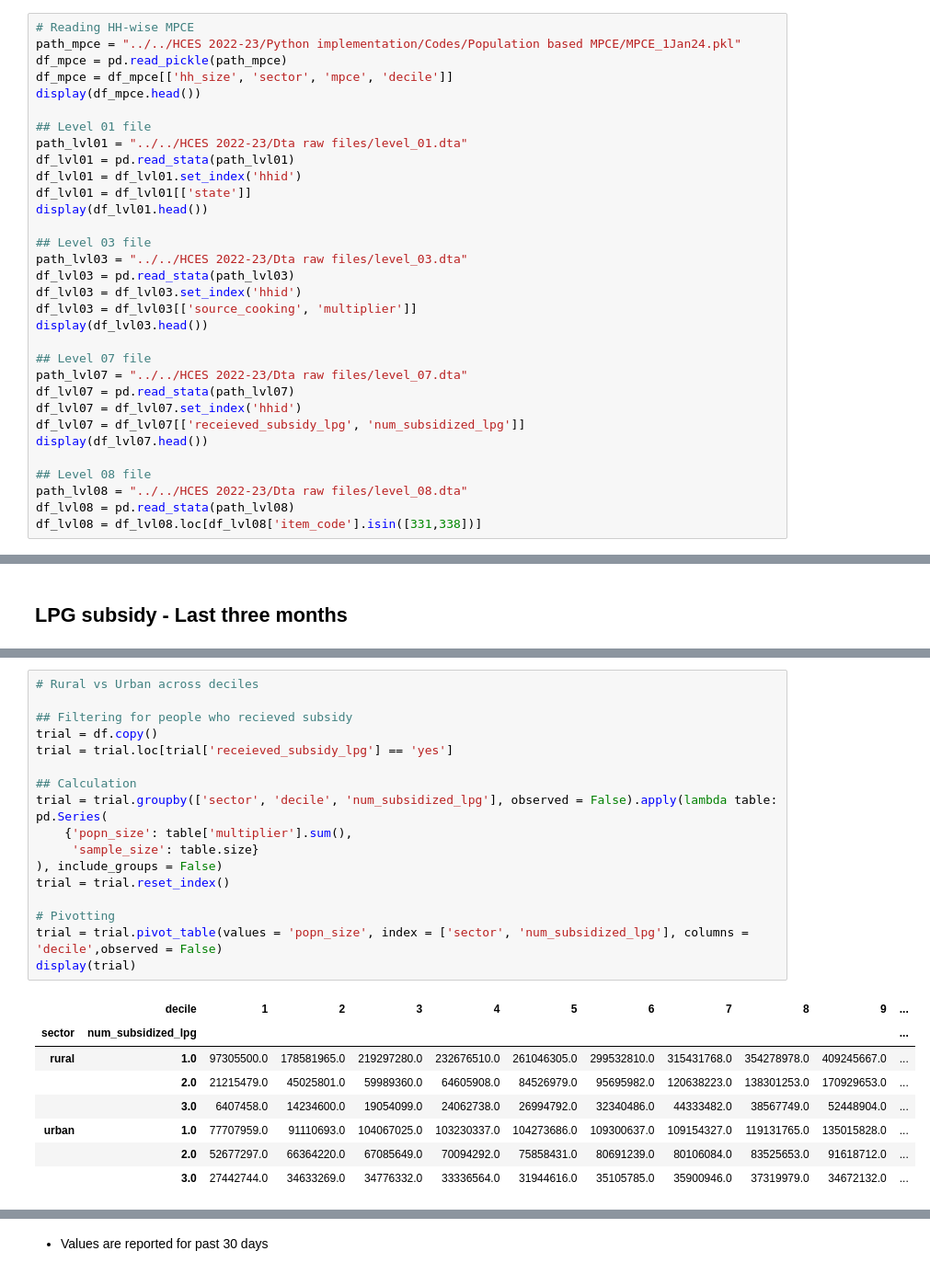
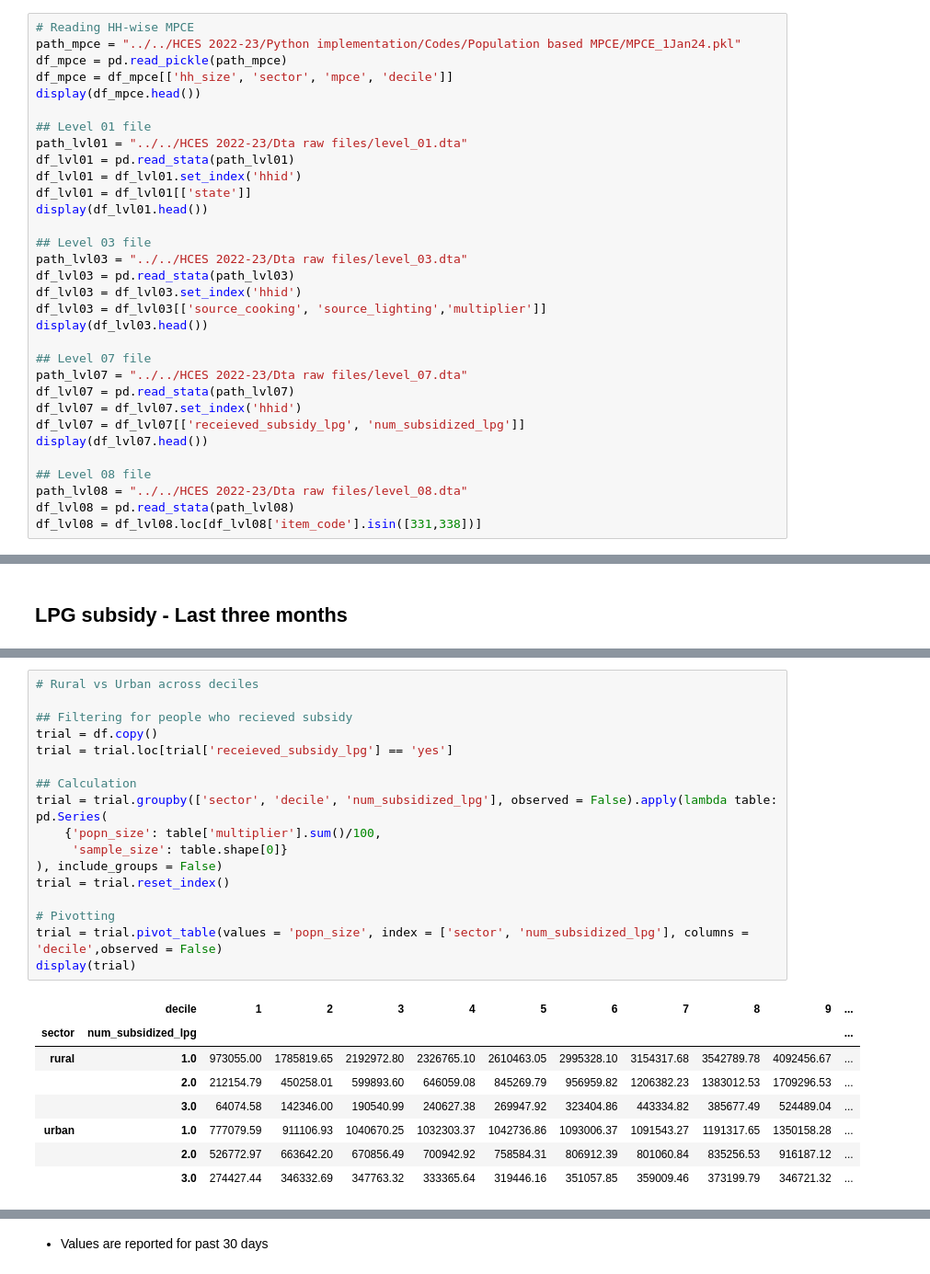
Before and after one commit to Tarunmehta004/HCES, a Jupyter notebook: Across survey analysis/LPG and firewood statistics/TM - LPG and firewood 2022-23 HCES.iPYNB, the cells around one changed output, grey strips where cells are left out. Shown: that part at 92% size. Cells and saved outputs as stored; diff of their text form.

```diff
--- a/Across survey analysis/LPG and firewood statistics/TM - LPG and firewood 2022-23 HCES.iPYNB
+++ b/Across survey analysis/LPG and firewood statistics/TM - LPG and firewood 2022-23 HCES.iPYNB
@@ -35,7 +35,7 @@ display(df_lvl01.head())
 path_lvl03 = "../../HCES 2022-23/Dta raw files/level_03.dta"
 df_lvl03 = pd.read_stata(path_lvl03)
 df_lvl03 = df_lvl03.set_index('hhid')
-df_lvl03 = df_lvl03[['source_cooking', 'multiplier']]
+df_lvl03 = df_lvl03[['source_cooking', 'source_lighting','multiplier']]
 display(df_lvl03.head())
 
 ## Level 07 file
@@ -334,27 +334,27 @@ display(trial)
 # %%
 # Rural vs Urban across deciles
 
 ## Filtering for people who recieved subsidy
 trial = df.copy()
 trial = trial.loc[trial['receieved_subsidy_lpg'] == 'yes']
 
 ## Calculation
 trial = trial.groupby(['sector', 'decile', 'num_subsidized_lpg'], observed = False).apply(lambda table: pd.Series(
-    {'popn_size': table['multiplier'].sum(),
-     'sample_size': table.size}
+    {'popn_size': table['multiplier'].sum()/100,
+     'sample_size': table.shape[0]}
 ), include_groups = False)
 trial = trial.reset_index()
 
 # Pivotting
 trial = trial.pivot_table(values = 'popn_size', index = ['sector', 'num_subsidized_lpg'], columns = 'decile',observed = False)
 display(trial)
 # %% [output]
 |  | decile | 1 | 2 | 3 | 4 | 5 | 6 | 7 | 8 | 9 | ... |
 | sector | num_subsidized_lpg |  |  |  |  |  |  |  |  |  | ... |
-| rural | 1.0 | 97305500.0 | 178581965.0 | 219297280.0 | 232676510.0 | 261046305.0 | 299532810.0 | 315431768.0 | 354278978.0 | 409245667.0 | ... |
-|  | 2.0 | 21215479.0 | 45025801.0 | 59989360.0 | 64605908.0 | 84526979.0 | 95695982.0 | 120638223.0 | 138301253.0 | 170929653.0 | ... |
-|  | 3.0 | 6407458.0 | 14234600.0 | 19054099.0 | 24062738.0 | 26994792.0 | 32340486.0 | 44333482.0 | 38567749.0 | 52448904.0 | ... |
-| urban | 1.0 | 77707959.0 | 91110693.0 | 104067025.0 | 103230337.0 | 104273686.0 | 109300637.0 | 109154327.0 | 119131765.0 | 135015828.0 | ... |
-|  | 2.0 | 52677297.0 | 66364220.0 | 67085649.0 | 70094292.0 | 75858431.0 | 80691239.0 | 80106084.0 | 83525653.0 | 91618712.0 | ... |
-|  | 3.0 | 27442744.0 | 34633269.0 | 34776332.0 | 33336564.0 | 31944616.0 | 35105785.0 | 35900946.0 | 37319979.0 | 34672132.0 | ... |
+| rural | 1.0 | 973055.00 | 1785819.65 | 2192972.80 | 2326765.10 | 2610463.05 | 2995328.10 | 3154317.68 | 3542789.78 | 4092456.67 | ... |
+|  | 2.0 | 212154.79 | 450258.01 | 599893.60 | 646059.08 | 845269.79 | 956959.82 | 1206382.23 | 1383012.53 | 1709296.53 | ... |
+|  | 3.0 | 64074.58 | 142346.00 | 190540.99 | 240627.38 | 269947.92 | 323404.86 | 443334.82 | 385677.49 | 524489.04 | ... |
+| urban | 1.0 | 777079.59 | 911106.93 | 1040670.25 | 1032303.37 | 1042736.86 | 1093006.37 | 1091543.27 | 1191317.65 | 1350158.28 | ... |
+|  | 2.0 | 526772.97 | 663642.20 | 670856.49 | 700942.92 | 758584.31 | 806912.39 | 801060.84 | 835256.53 | 916187.12 | ... |
+|  | 3.0 | 274427.44 | 346332.69 | 347763.32 | 333365.64 | 319446.16 | 351057.85 | 359009.46 | 373199.79 | 346721.32 | ... |
 # %% [markdown]
```
Also changed, not shown: parts of 20 cells of this notebook, 3 other files.
